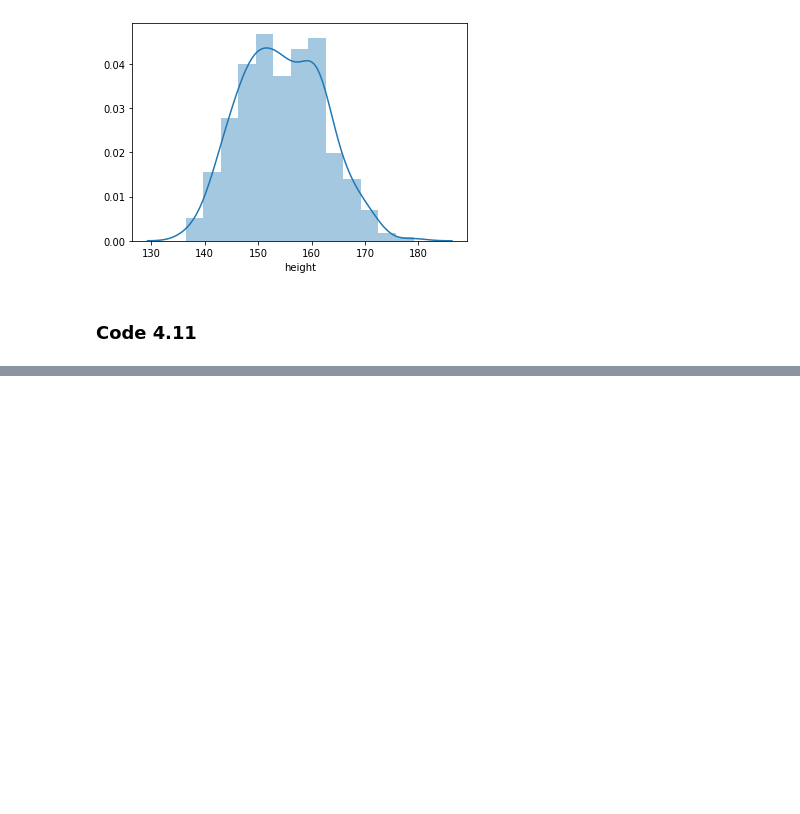
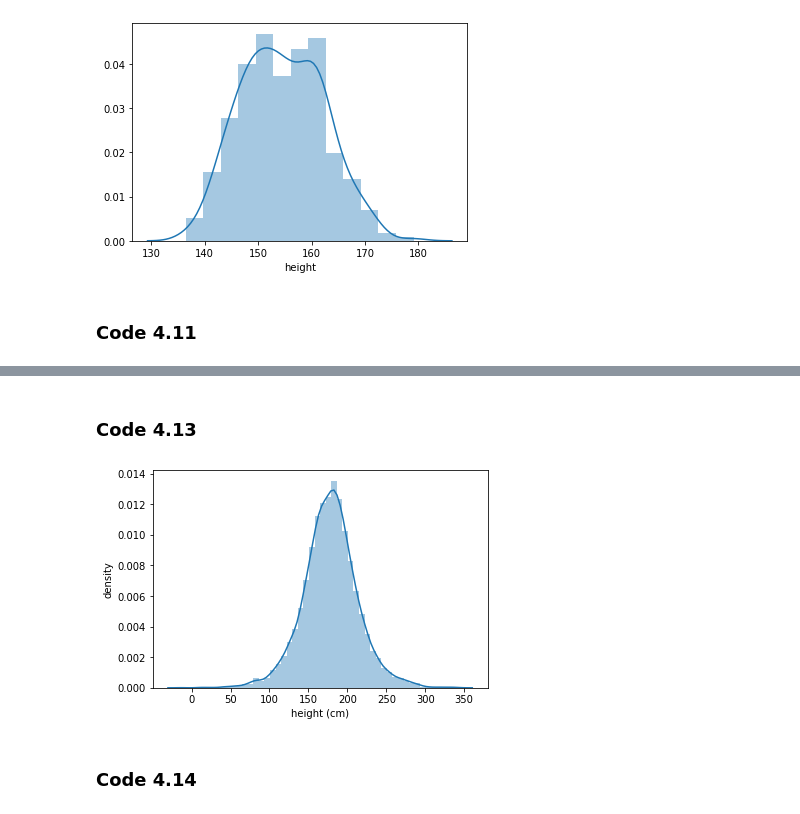
Before and after one commit to jkelley7/stat_rethinking, a Jupyter notebook: Chapter_4.ipynb, the cells around one changed output, grey strips where cells are left out. Saved outputs shown, nothing was run; the diff lists cells and outputs as text; code cells hidden in the pictures; blank space fills up the shorter version.

```diff
--- a/Chapter_4.ipynb
+++ b/Chapter_4.ipynb
@@ -125,0 +144,15 @@ sns.distplot(d2['height'])
+# %% [markdown]
+### Code 4.13
+# %%
+samples = int(1e4)
+sample_mu = np.random.normal(loc = 178, scale = 20, size = samples)
+sample_sigma = np.random.uniform(low= 0, high = 50, size = samples)
+prior_h = np.random.normal(loc = sample_mu, scale = sample_sigma, size = samples)
+sns.distplot(prior_h)
+plt.xlabel('height (cm)')
+plt.ylabel('density')
+plt.show()
+# %% [output]
+[figure, added]
+# %% [markdown]
+### Code 4.14
```
Also changed, not shown: parts of 5 cells of this notebook.
